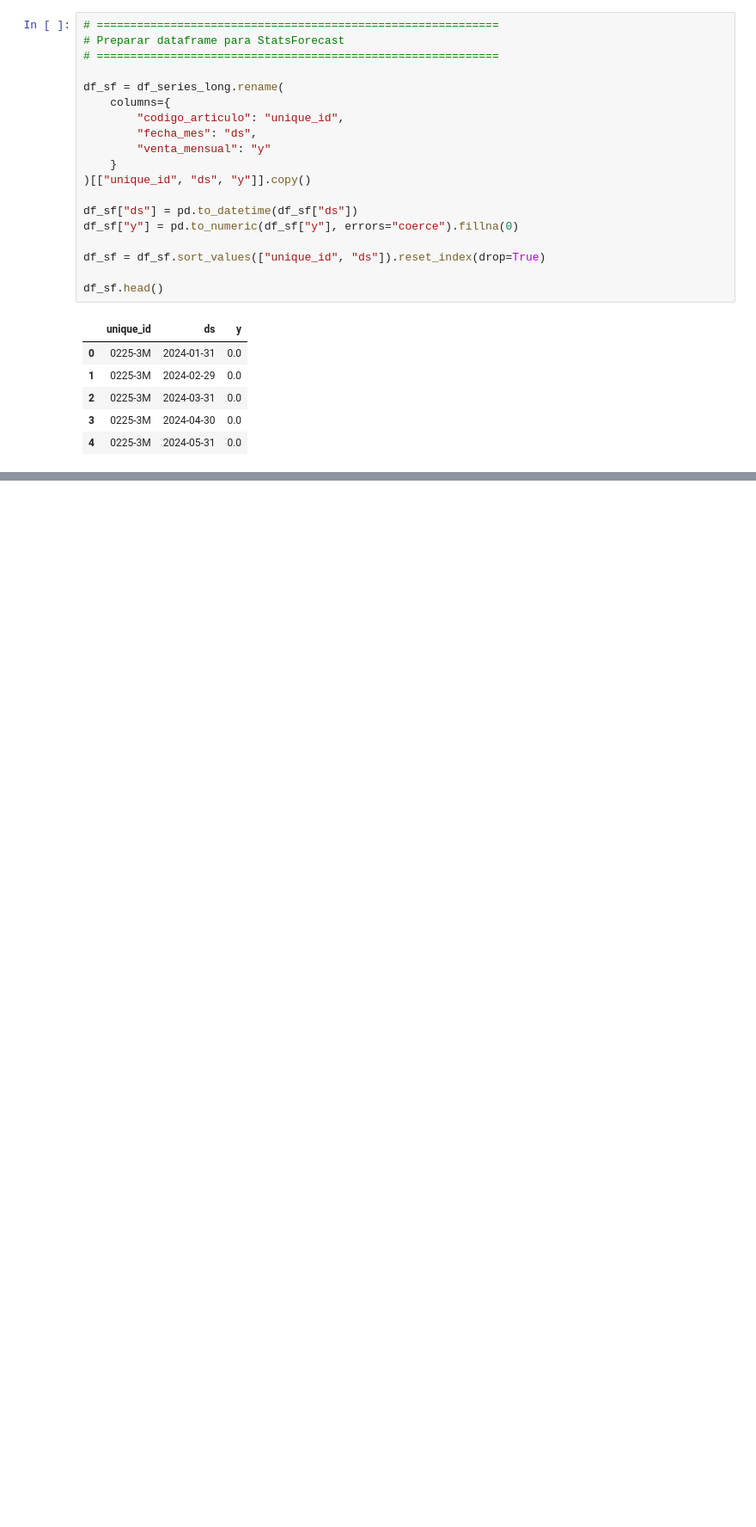
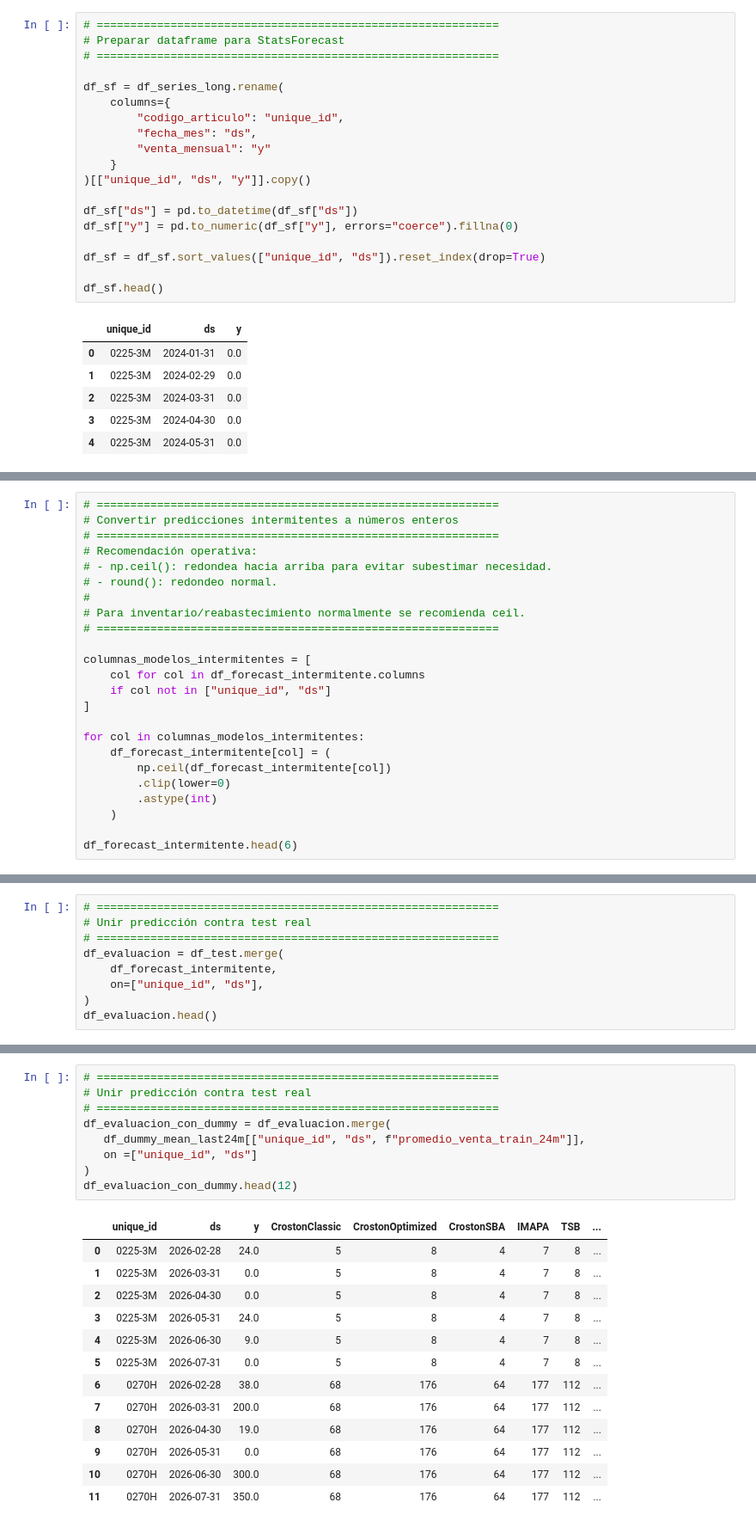
Before and after one commit to choppeb7/Tesis-Master-AI, a Jupyter notebook: 6_Forecast_series_temporales.ipynb, the cells around one changed output, grey strips where cells are left out. Shown at 86% size. Cells and saved outputs as stored; diff of their text form; blank space fills up the shorter version.

```diff
--- a/6_Forecast_series_temporales.ipynb
+++ b/6_Forecast_series_temporales.ipynb
@@ -348,0 +459,24 @@ df_forecast_intermitente.head()
+# %%
+# ============================================================
+# Convertir predicciones intermitentes a números enteros
+# ============================================================
+# Recomendación operativa:
+# - np.ceil(): redondea hacia arriba para evitar subestimar necesidad.
+# - round(): redondeo normal.
+#
+# Para inventario/reabastecimiento normalmente se recomienda ceil.
+# ============================================================
+
+columnas_modelos_intermitentes = [
+    col for col in df_forecast_intermitente.columns
+    if col not in ["unique_id", "ds"]
+]
+
+for col in columnas_modelos_intermitentes:
+    df_forecast_intermitente[col] = (
+        np.ceil(df_forecast_intermitente[col])
+        .clip(lower=0)
+        .astype(int)
+    )
+
+df_forecast_intermitente.head(6)
@@ -348,0 +507,9 @@ df_forecast_intermitente.head()
+# %%
+# ============================================================
+# Unir predicción contra test real
+# ============================================================
+df_evaluacion = df_test.merge(
+    df_forecast_intermitente,
+    on=["unique_id", "ds"],
+)
+df_evaluacion.head()
@@ -348,0 +523,23 @@ df_forecast_intermitente.head()
+# %%
+# ============================================================
+# Unir predicción contra test real
+# ============================================================
+df_evaluacion_con_dummy = df_evaluacion.merge(
+   df_dummy_mean_last24m[["unique_id", "ds", f"promedio_venta_train_24m"]],
+   on =["unique_id", "ds"]
+)
+df_evaluacion_con_dummy.head(12)
+# %% [output]
+|  | unique_id | ds | y | CrostonClassic | CrostonOptimized | CrostonSBA | IMAPA | TSB | ... |
+| 0 | 0225-3M | 2026-02-28 | 24.0 | 5 | 8 | 4 | 7 | 8 | ... |
+| 1 | 0225-3M | 2026-03-31 | 0.0 | 5 | 8 | 4 | 7 | 8 | ... |
+| 2 | 0225-3M | 2026-04-30 | 0.0 | 5 | 8 | 4 | 7 | 8 | ... |
+| 3 | 0225-3M | 2026-05-31 | 24.0 | 5 | 8 | 4 | 7 | 8 | ... |
+| 4 | 0225-3M | 2026-06-30 | 9.0 | 5 | 8 | 4 | 7 | 8 | ... |
+| 5 | 0225-3M | 2026-07-31 | 0.0 | 5 | 8 | 4 | 7 | 8 | ... |
+| 6 | 0270H | 2026-02-28 | 38.0 | 68 | 176 | 64 | 177 | 112 | ... |
+| 7 | 0270H | 2026-03-31 | 200.0 | 68 | 176 | 64 | 177 | 112 | ... |
+| 8 | 0270H | 2026-04-30 | 19.0 | 68 | 176 | 64 | 177 | 112 | ... |
+| 9 | 0270H | 2026-05-31 | 0.0 | 68 | 176 | 64 | 177 | 112 | ... |
+| 10 | 0270H | 2026-06-30 | 300.0 | 68 | 176 | 64 | 177 | 112 | ... |
+| 11 | 0270H | 2026-07-31 | 350.0 | 68 | 176 | 64 | 177 | 112 | ... |
```
Also changed, not shown: parts of 36 cells of this notebook.
